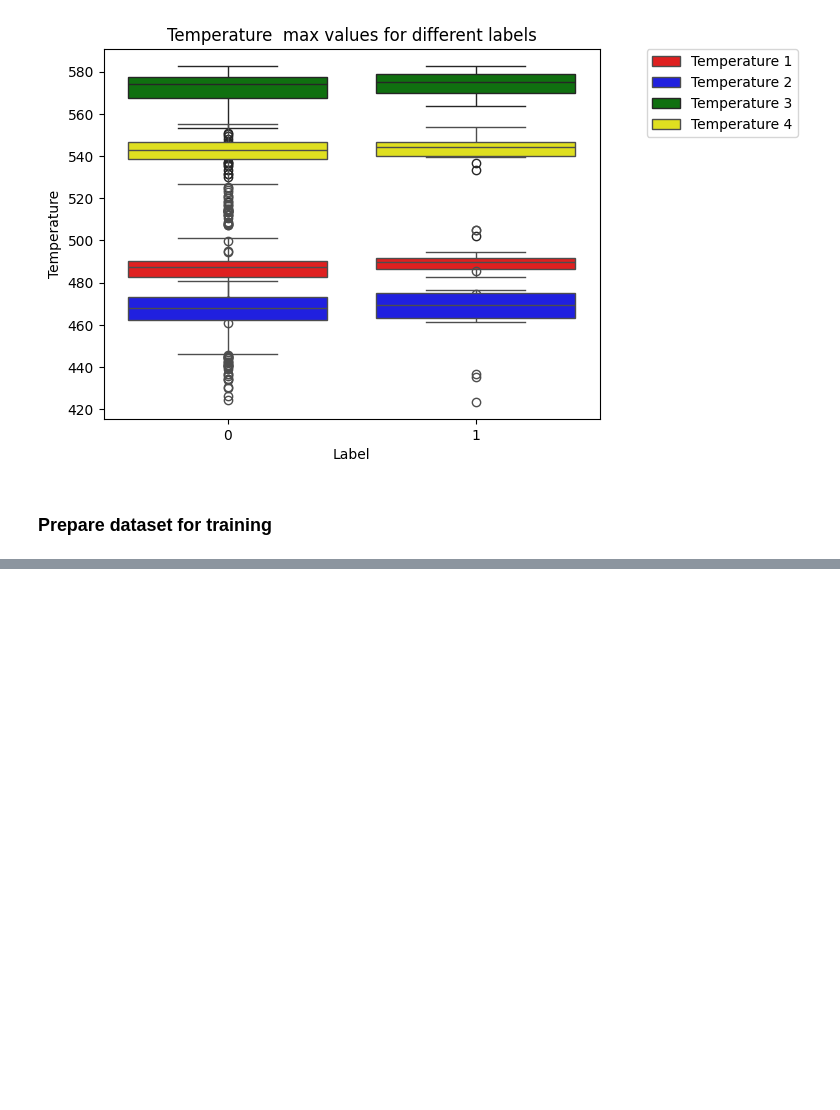
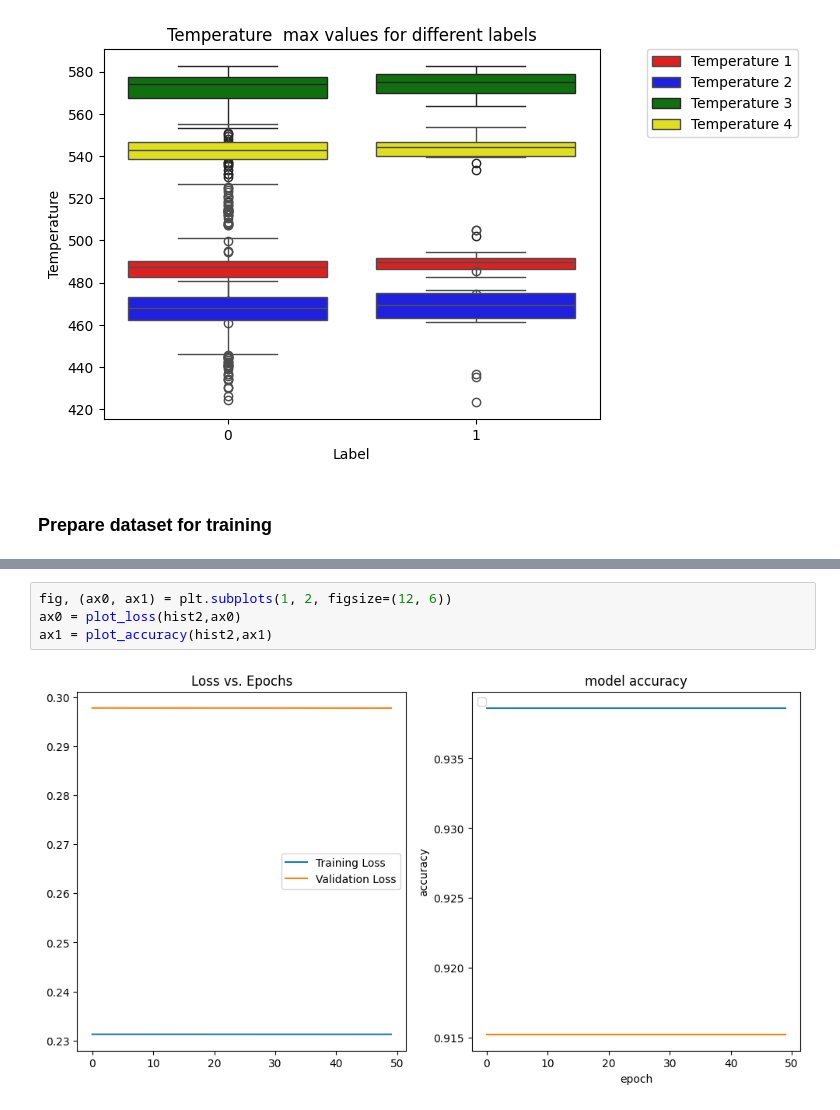
Before and after one commit to 7Mcking/TVaritAssignment, a Jupyter notebook: Assignment.ipynb, the cells around one changed output, grey strips where cells are left out. Drawn from its saved outputs; the diff is of its cells as text; blank space fills up the shorter version.

```diff
--- a/Assignment.ipynb
+++ b/Assignment.ipynb
@@ -280,0 +325,6 @@ faulty_parts_df.head()
+# %%
+fig, (ax0, ax1) = plt.subplots(1, 2, figsize=(12, 6))
+ax0 = plot_loss(hist2,ax0)
+ax1 = plot_accuracy(hist2,ax1)
+# %% [output]
+[figure, added]
```
Also changed, not shown: parts of 54 cells of this notebook.
